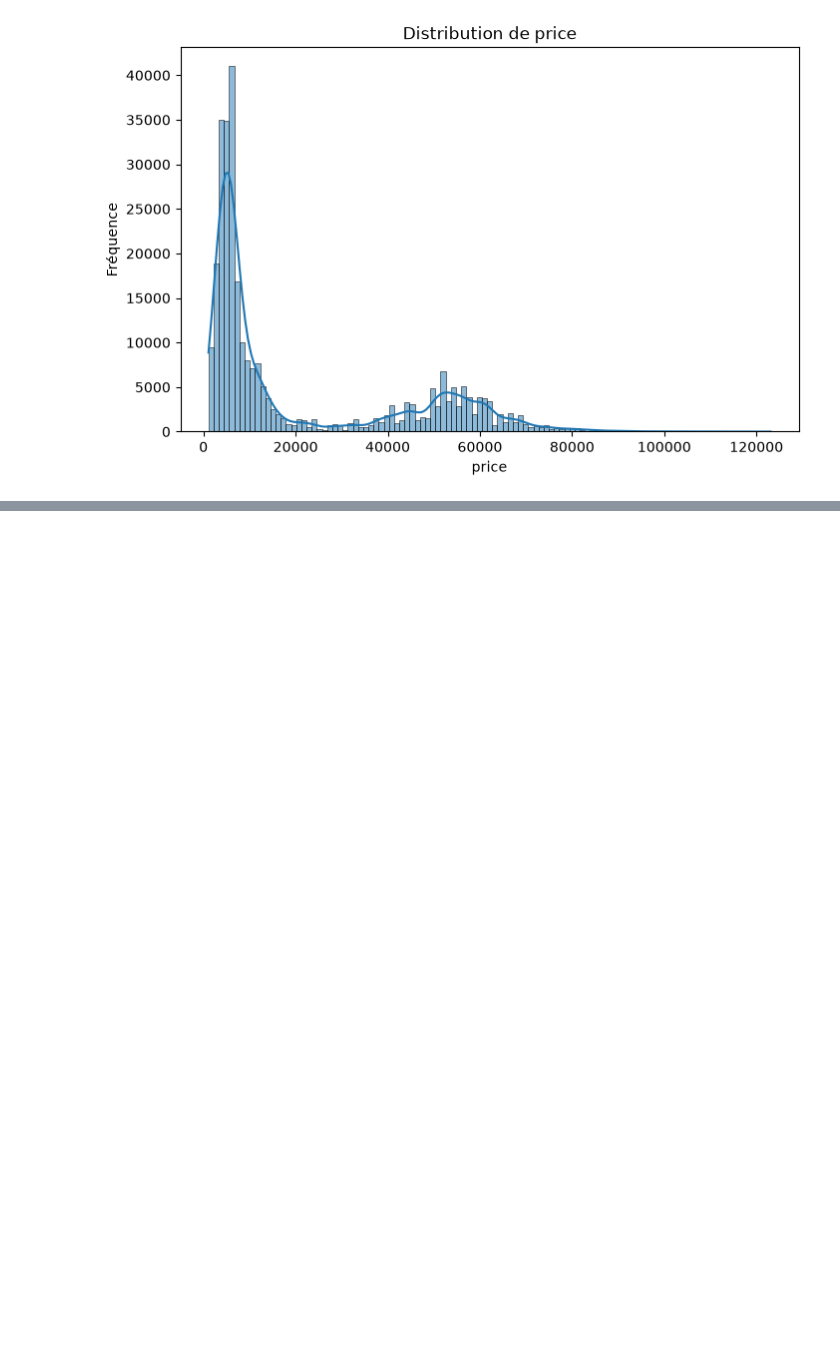
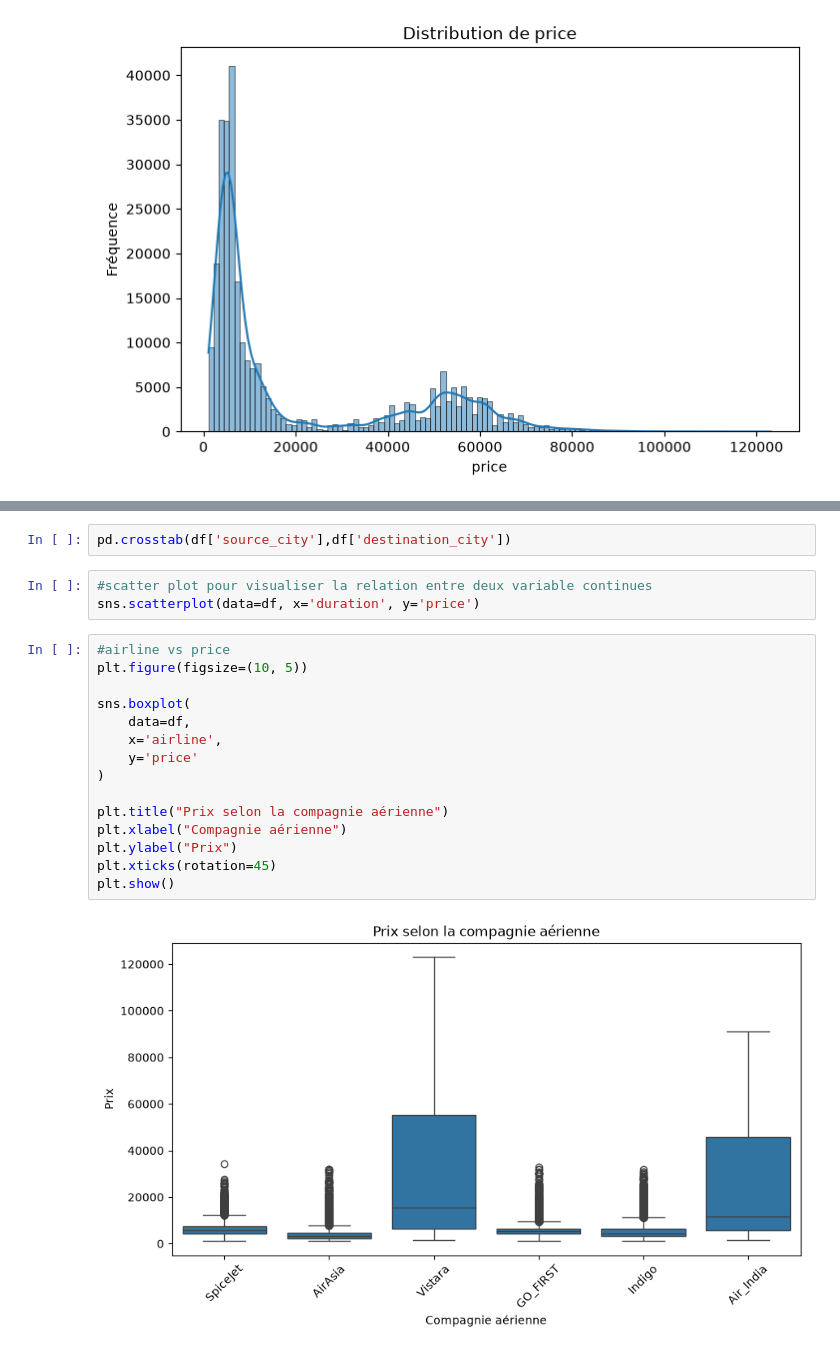
Before and after one commit to MounaSaiss/Machine_Learning-, a Jupyter notebook: app/app.ipynb, the cells around one changed output, grey strips where cells are left out. Saved outputs shown, nothing was run; the diff lists cells and outputs as text; blank space fills up the shorter version.

```diff
--- a/app/app.ipynb
+++ b/app/app.ipynb
@@ -229,0 +128,22 @@ for col in variable_continue:
+# %%
+pd.crosstab(df['source_city'],df['destination_city'])
+# %%
+#scatter plot pour visualiser la relation entre deux variable continues
+sns.scatterplot(data=df, x='duration', y='price')
+# %%
+#airline vs price
+plt.figure(figsize=(10, 5))
+
+sns.boxplot(
+    data=df,
+    x='airline',
+    y='price'
+)
+
+plt.title("Prix selon la compagnie aérienne")
+plt.xlabel("Compagnie aérienne")
+plt.ylabel("Prix")
+plt.xticks(rotation=45)
+plt.show()
+# %% [output]
+[figure, added]
```
Also changed, not shown: parts of 15 cells of this notebook.
